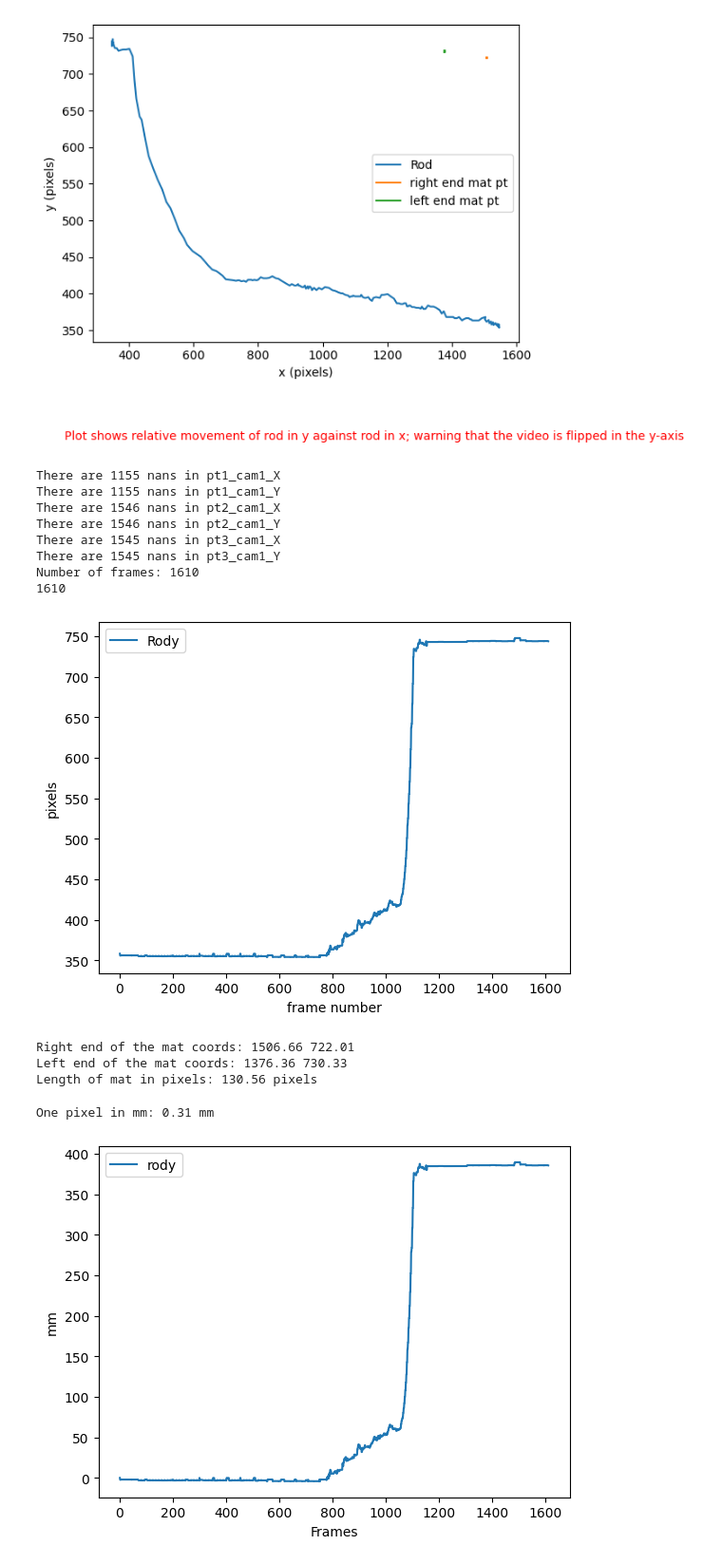
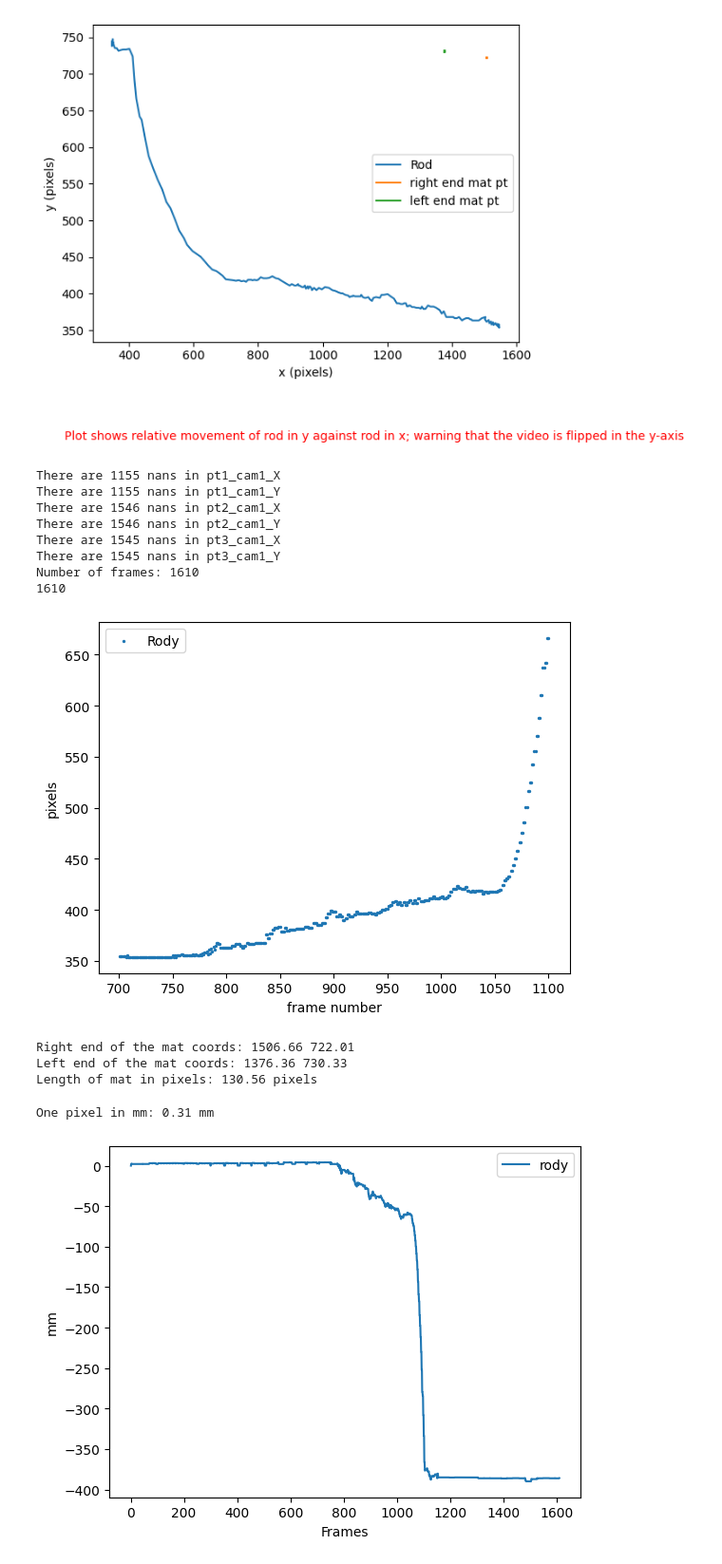
Before and after one commit to pran872/PDW, a Jupyter notebook: analyse_data.ipynb, the cells around one changed output. Shown: that part at 95% size. Saved outputs shown, nothing was run; the diff lists cells and outputs as text; code cells hidden in the pictures.

```diff
--- a/analyse_data.ipynb
+++ b/analyse_data.ipynb
@@ -61,9 +61,9 @@ print("Number of frames:", len(df))
 
 frames = range(1, len(df)+1)
 print(len(frames))
-# plt.scatter(frames, df['pt1_cam1_Y'], s=2)
+plt.scatter(frames[700: 1100], df['pt1_cam1_Y'][700: 1100], s=2)
 # plt.scatter(frames, df['pt1_cam1_X'], s=2)
-plt.plot(frames, df['pt1_cam1_Y'])
+# plt.plot(frames, df['pt1_cam1_Y'])
 # plt.plot(frames, df['pt1_cam1_X'])
 
 plt.legend(['Rody', 'Rodx'])
@@ -79,7 +79,7 @@ There are 1545 nans in pt3_cam1_X
 There are 1545 nans in pt3_cam1_Y
 Number of frames: 1610
 1610
-[figure, old version]
+[figure, new version]
 # %%
 # Obtaining pixel length of mat
 right_end_X = df['pt2_cam1_X'].mean().item()
@@ -99,26 +99,26 @@ Length of mat in pixels: 130.56 pixels
 # %%
 # Conversion from pixel to real cm
 # Based on the mat being 40mm
 # Reference point is the rod in frame 1/1610; this will be 0, 0 (i.e., initial y point is 0)
 
 len_of_mat_mm = 40
 
 one_pix_in_mm = len_of_mat_mm/len_of_mat
 print("One pixel in mm:", round(one_pix_in_mm, 2), "mm")
 
 df_mm = df.copy(deep=True)
-df_mm['pt1_cam1_X'] = df_mm['pt1_cam1_X'] - df_mm['pt1_cam1_X'].iloc[0]
-df_mm['pt1_cam1_Y'] = df_mm['pt1_cam1_Y'] - df_mm['pt1_cam1_Y'].iloc[0]
+df_mm['pt1_cam1_X'] = df_mm['pt1_cam1_X'].iloc[0] -  df_mm['pt1_cam1_X']
+df_mm['pt1_cam1_Y'] = df_mm['pt1_cam1_Y'].iloc[0] - df_mm['pt1_cam1_Y']
 
 frames = range(1, len(df)+1)
 
 plt.plot(frames, df_mm['pt1_cam1_Y'])
 # plt.plot(frames, df_mm['pt1_cam1_X'])
 
 plt.xlabel('Frames')
 plt.ylabel('mm')
 plt.legend(['rody', 'rodx'])
 plt.show()
 # %% [output]
 One pixel in mm: 0.31 mm
-[figure, old version]
+[figure, new version]
```
Also changed, not shown: parts of 3 cells of this notebook, 13 other files.
